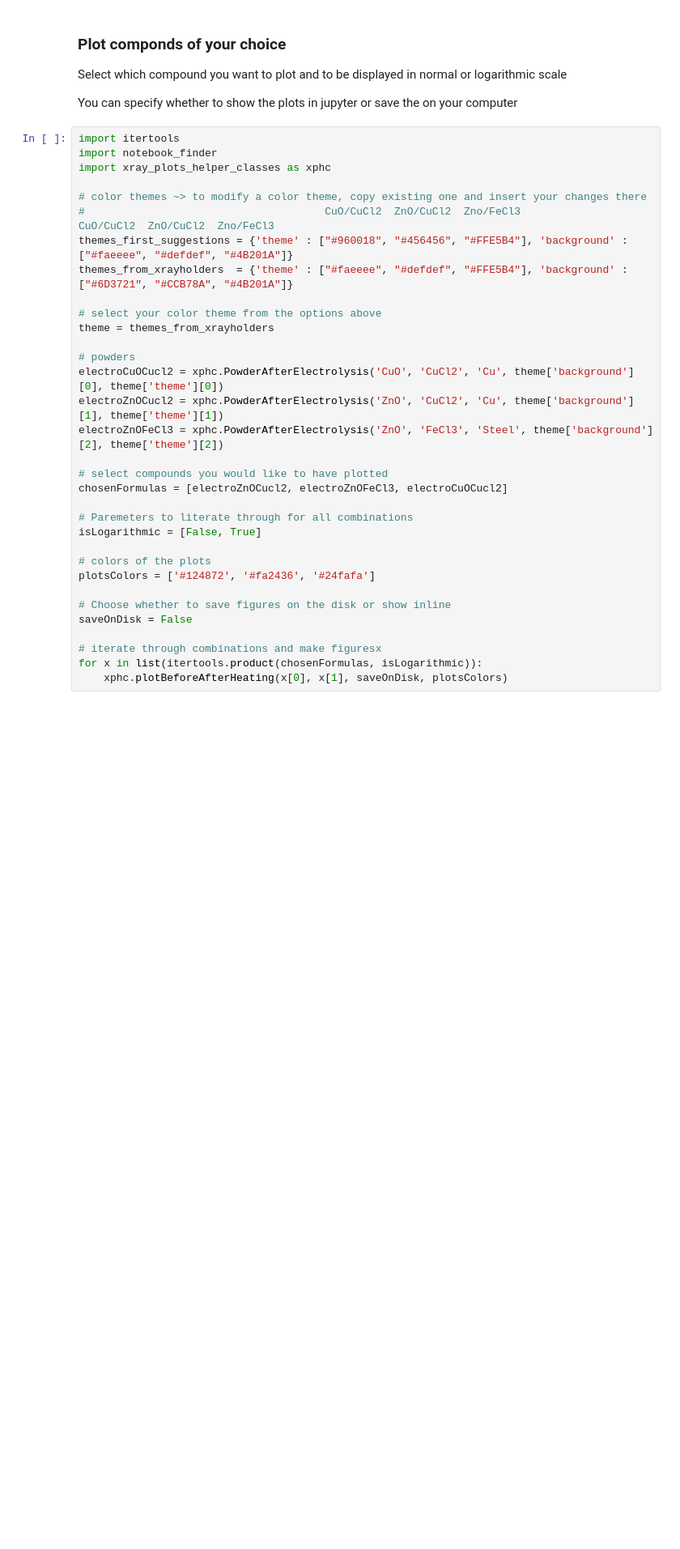
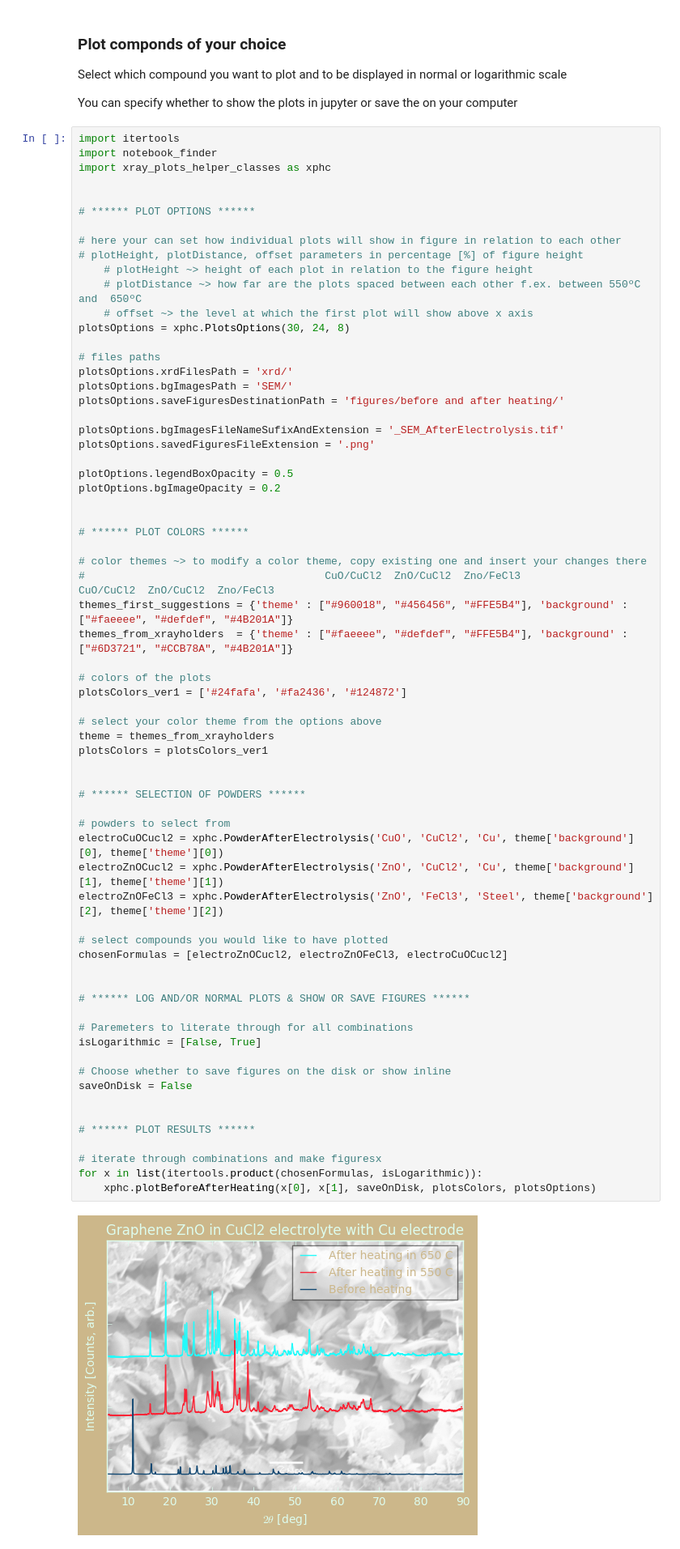
Before and after one commit to omki/xray_python, a Jupyter notebook: X-Ray.ipynb, the cells around one changed output. Shown at 81% size. Saved outputs shown, nothing was run; the diff lists cells and outputs as text; blank space fills up the shorter version.

Commit message:
refactoring parameters

```diff
--- a/X-Ray.ipynb
+++ b/X-Ray.ipynb
@@ -10,33 +10,69 @@ You can specify whether to show the plots in jupyter or save the on your compute
 # %%
 import itertools
 import notebook_finder
 import xray_plots_helper_classes as xphc
+
+
+# ****** PLOT OPTIONS ******
+
+# here your can set how individual plots will show in figure in relation to each other
+# plotHeight, plotDistance, offset parameters in percentage [%] of figure height
+    # plotHeight ~> height of each plot in relation to the figure height
+    # plotDistance ~> how far are the plots spaced between each other f.ex. between 550ºC and  650ºC
+    # offset ~> the level at which the first plot will show above x axis
+plotsOptions = xphc.PlotsOptions(30, 24, 8)
+
+# files paths
+plotsOptions.xrdFilesPath = 'xrd/'
+plotsOptions.bgImagesPath = 'SEM/'
+plotsOptions.saveFiguresDestinationPath = 'figures/before and after heating/'
+
+plotsOptions.bgImagesFileNameSufixAndExtension = '_SEM_AfterElectrolysis.tif'
+plotsOptions.savedFiguresFileExtension = '.png'
+
+plotOptions.legendBoxOpacity = 0.5
+plotOptions.bgImageOpacity = 0.2
+
+
+# ****** PLOT COLORS ******
 
 # color themes ~> to modify a color theme, copy existing one and insert your changes there
 #                                      CuO/CuCl2  ZnO/CuCl2  Zno/FeCl3                   CuO/CuCl2  ZnO/CuCl2  Zno/FeCl3
 themes_first_suggestions = {'theme' : ["#960018", "#456456", "#FFE5B4"], 'background' : ["#faeeee", "#defdef", "#4B201A"]}
 themes_from_xrayholders  = {'theme' : ["#faeeee", "#defdef", "#FFE5B4"], 'background' : ["#6D3721", "#CCB78A", "#4B201A"]}
 
+# colors of the plots
+plotsColors_ver1 = ['#24fafa', '#fa2436', '#124872']
+
 # select your color theme from the options above
 theme = themes_from_xrayholders
+plotsColors = plotsColors_ver1
 
-# powders
+
+# ****** SELECTION OF POWDERS ******
+
+# powders to select from
 electroCuOCucl2 = xphc.PowderAfterElectrolysis('CuO', 'CuCl2', 'Cu', theme['background'][0], theme['theme'][0])
 electroZnOCucl2 = xphc.PowderAfterElectrolysis('ZnO', 'CuCl2', 'Cu', theme['background'][1], theme['theme'][1])
 electroZnOFeCl3 = xphc.PowderAfterElectrolysis('ZnO', 'FeCl3', 'Steel', theme['background'][2], theme['theme'][2])
 
 # select compounds you would like to have plotted
 chosenFormulas = [electroZnOCucl2, electroZnOFeCl3, electroCuOCucl2]
 
+
+# ****** LOG AND/OR NORMAL PLOTS & SHOW OR SAVE FIGURES ******
+
 # Paremeters to literate through for all combinations
 isLogarithmic = [False, True]
-
-# colors of the plots
-plotsColors = ['#124872', '#fa2436', '#24fafa']
 
 # Choose whether to save figures on the disk or show inline
 saveOnDisk = False
 
+
+# ****** PLOT RESULTS ******
+
 # iterate through combinations and make figuresx
 for x in list(itertools.product(chosenFormulas, isLogarithmic)):
-    xphc.plotBeforeAfterHeating(x[0], x[1], saveOnDisk, plotsColors)
+    xphc.plotBeforeAfterHeating(x[0], x[1], saveOnDisk, plotsColors, plotsOptions)
+# %% [output]
+[figure, added]
```
Also changed, not shown: parts of 2 cells of this notebook, 36 other files.
